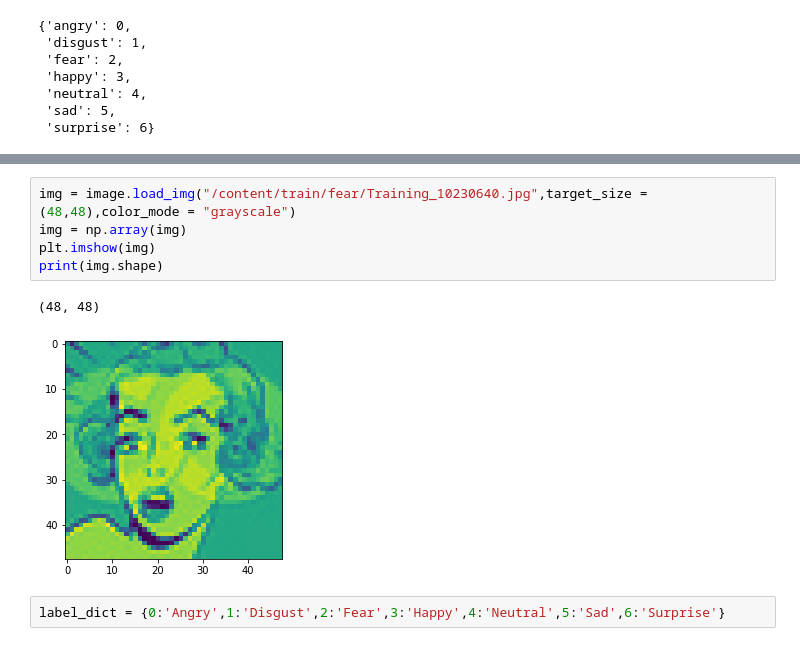
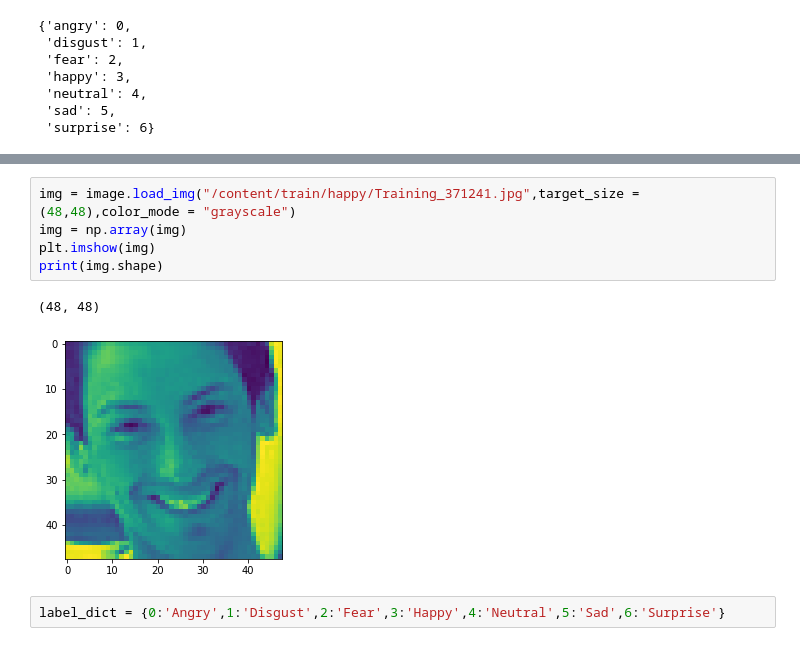
Before and after one commit to kiran2424/Live-Class-Monitoring-System-Face-emotion-Recognition-, a Jupyter notebook: Captstone_Project_5_Live_Class_Monitoring_System_[Face_emotion_Recognition]_.ipynb, the cells around one changed output, grey strips where cells are left out. Saved outputs shown, nothing was run; the diff lists cells and outputs as text.

```diff
--- a/Captstone_Project_5_Live_Class_Monitoring_System_[Face_emotion_Recognition]_.ipynb
+++ b/Captstone_Project_5_Live_Class_Monitoring_System_[Face_emotion_Recognition]_.ipynb
@@ -346,11 +338,11 @@ plt.show()
 # %%
-img = image.load_img("/content/train/fear/Training_10230640.jpg",target_size = (48,48),color_mode = "grayscale")
+img = image.load_img("/content/train/happy/Training_371241.jpg",target_size = (48,48),color_mode = "grayscale")
 img = np.array(img)
 plt.imshow(img)
 print(img.shape)
 # %% [output]
 (48, 48)
-[figure, old version]
+[figure, new version]
 # %%
 label_dict = {0:'Angry',1:'Disgust',2:'Fear',3:'Happy',4:'Neutral',5:'Sad',6:'Surprise'}
 # %%
```
Also changed, not shown: parts of 14 cells of this notebook.
